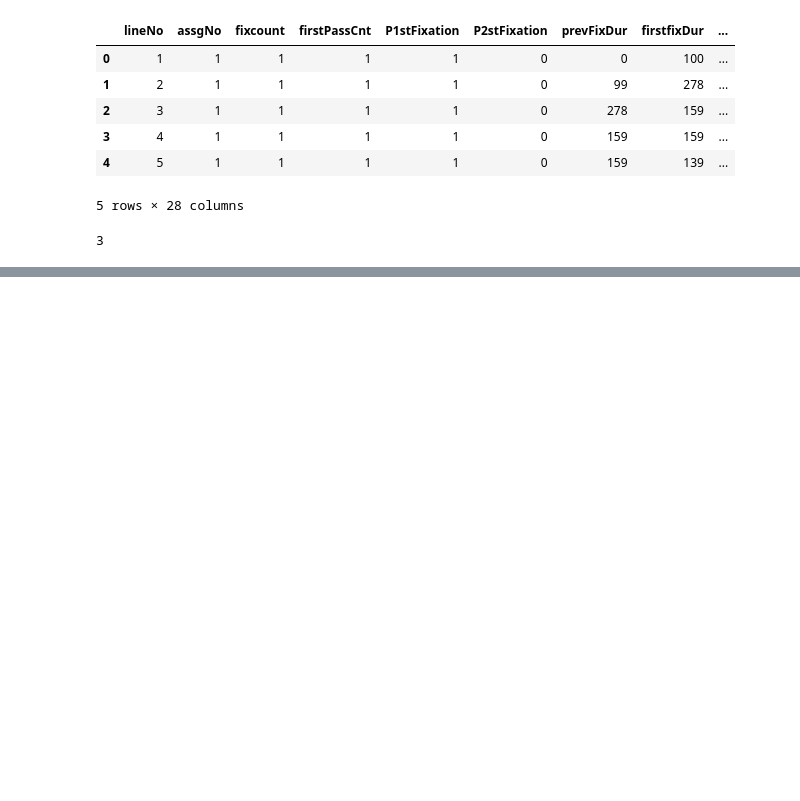
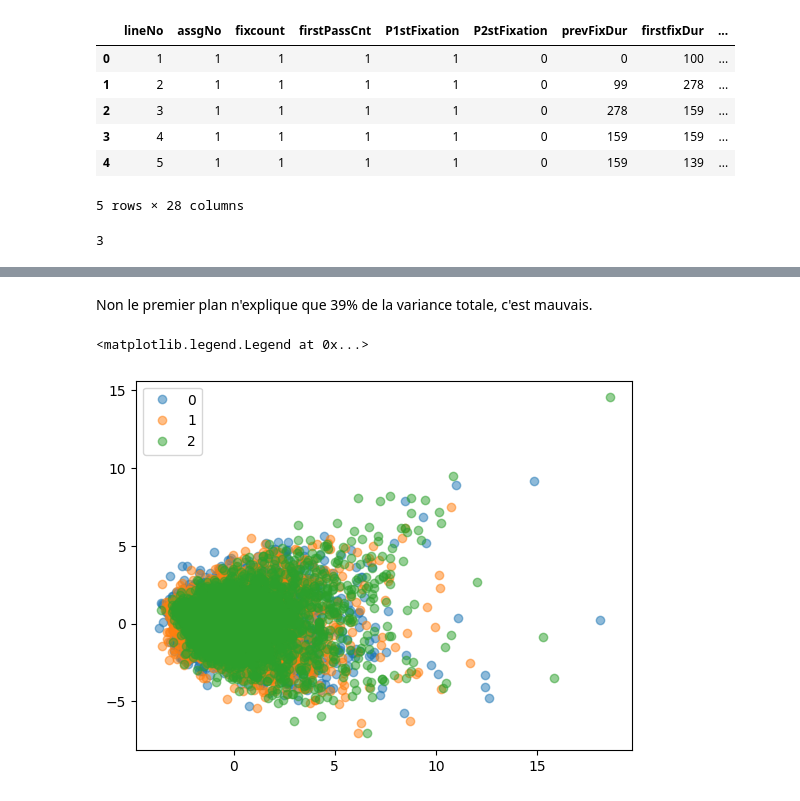
Before and after one commit to Fares596/python_DS_project, a Jupyter notebook: eye_project.ipynb, the cells around one changed output, grey strips where cells are left out. Cells and saved outputs as stored; diff of their text form; code cells hidden in the pictures; blank space fills up the shorter version.

```diff
--- a/eye_project.ipynb
+++ b/eye_project.ipynb
@@ -20,0 +74,12 @@ len(df["label"].unique()) ##il y a 3 classes differentes
+# %% [markdown]
+Non le premier plan n'explique que 39% de la variance totale, c'est mauvais.
+# %%
+target = df['label']
+
+plt.plot(cp[target == '0', 0], cp[target == '0', 1], 'o', label='0', alpha=0.5)
+plt.plot(cp[target == '1', 0], cp[target == '1', 1], 'o', label='1', alpha=0.5)
+plt.plot(cp[target == '2', 0], cp[target == '2', 1], 'o', label='2', alpha=0.5)
+plt.legend()
+# %% [output]
+<matplotlib.legend.Legend at 0x...>
+[figure, added]
```
Also changed, not shown: parts of 12 cells of this notebook.
